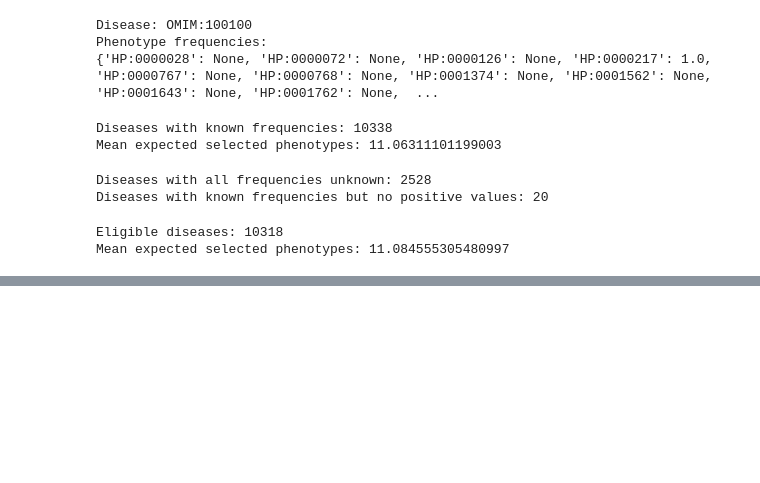
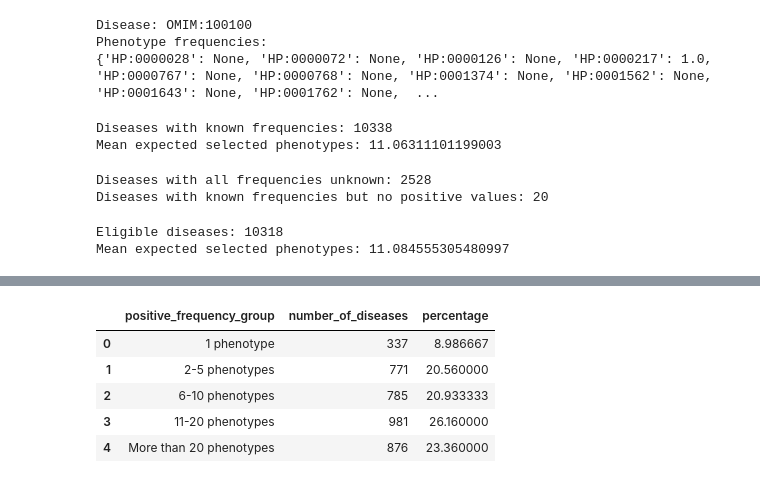
Before and after one commit to IuliaGalan/hpo-similarity-synthetic-vs-clinical, a Jupyter notebook: notebooks/02_synthetic_patient_generation.ipynb, the cells around one changed output, grey strips where cells are left out. Cells and saved outputs as stored; diff of their text form; code cells hidden in the pictures; blank space fills up the shorter version.

```diff
--- a/notebooks/02_synthetic_patient_generation.ipynb
+++ b/notebooks/02_synthetic_patient_generation.ipynb
@@ -732,0 +1310,38 @@ Mean expected selected phenotypes: 11.084555305480997
+# %%
+# Group diseases according to the number of known positive frequencies.
+
+bins = [0, 1, 5, 10, 20, float("inf")]
+labels = [
+    "1 phenotype",
+    "2-5 phenotypes",
+    "6-10 phenotypes",
+    "11-20 phenotypes",
+    "More than 20 phenotypes"
+]
+
+mixed_frequency_df["positive_frequency_group"] = pd.cut(
+    mixed_frequency_df["positive_frequencies"],
+    bins=bins,
+    labels=labels
+)
+
+frequency_groups = (
+    mixed_frequency_df["positive_frequency_group"]
+    .value_counts(sort=False)
+    .rename("number_of_diseases")
+    .reset_index()
+)
+
+frequency_groups["percentage"] = (
+    frequency_groups["number_of_diseases"]
+    / len(mixed_frequency_df) * 100
+)
+
+display(frequency_groups)
+# %% [output]
+|  | positive_frequency_group | number_of_diseases | percentage |
+| 0 | 1 phenotype | 337 | 8.986667 |
+| 1 | 2-5 phenotypes | 771 | 20.560000 |
+| 2 | 6-10 phenotypes | 785 | 20.933333 |
+| 3 | 11-20 phenotypes | 981 | 26.160000 |
+| 4 | More than 20 phenotypes | 876 | 23.360000 |
```
Also changed, not shown: parts of 57 cells of this notebook, 6 other files.
